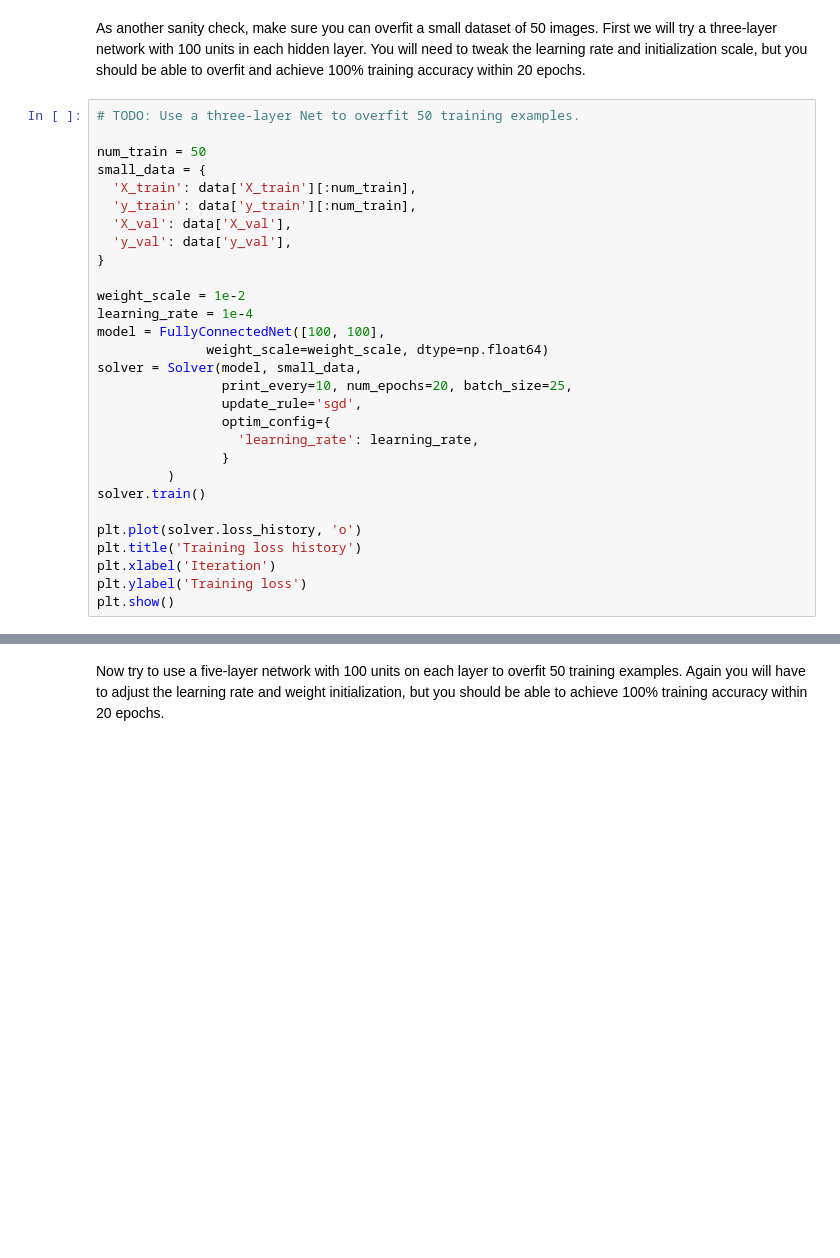
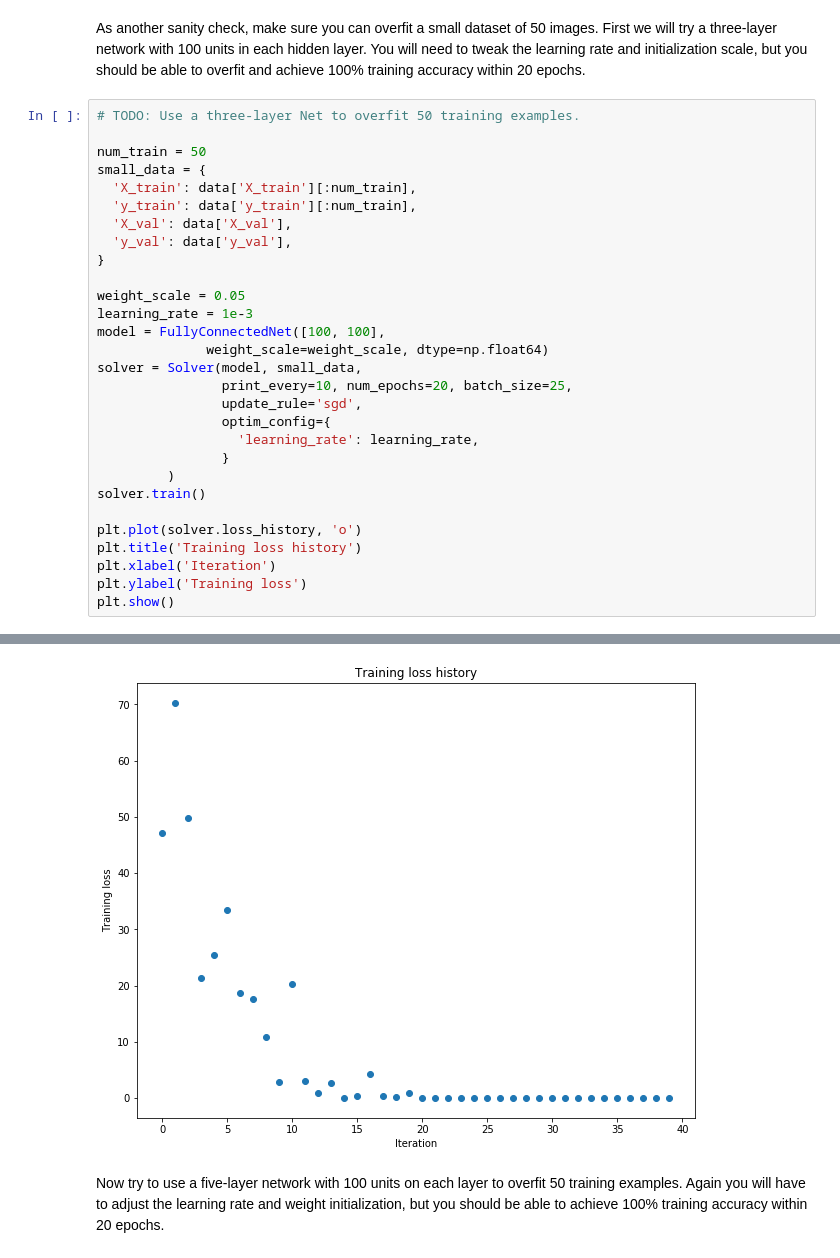
Before and after one commit to wangtianrui/MachineLearningStudy-NNnote, a Jupyter notebook: 2018暑假学习/DSVC/assignment6/classwork/FullyConnectedNets.ipynb, the cells around one changed output, grey strips where cells are left out. Drawn from its saved outputs; the diff is of its cells as text; blank space fills up the shorter version.

```diff
--- a/2018暑假学习/DSVC/assignment6/classwork/FullyConnectedNets.ipynb
+++ b/2018暑假学习/DSVC/assignment6/classwork/FullyConnectedNets.ipynb
@@ -426,8 +438,8 @@ small_data = {
   'y_val': data['y_val'],
 }
 
-weight_scale = 1e-2
-learning_rate = 1e-4
+weight_scale = 0.05
+learning_rate = 1e-3
 model = FullyConnectedNet([100, 100],
               weight_scale=weight_scale, dtype=np.float64)
 solver = Solver(model, small_data,
@@ -444,3 +456,4 @@ plt.title('Training loss history')
 plt.xlabel('Iteration')
 plt.ylabel('Training loss')
 plt.show()
+# %% [output]
@@ -447,3 +477,4 @@ plt.show()
+[figure, added]
 # %% [markdown]
 Now try to use a five-layer network with 100 units on each layer to overfit 50 training examples. Again you will have to adjust the learning rate and weight initialization, but you should be able to achieve 100% training accuracy within 20 epochs.
 # %%
```
Also changed, not shown: parts of 3 cells of this notebook, 1 other file.
